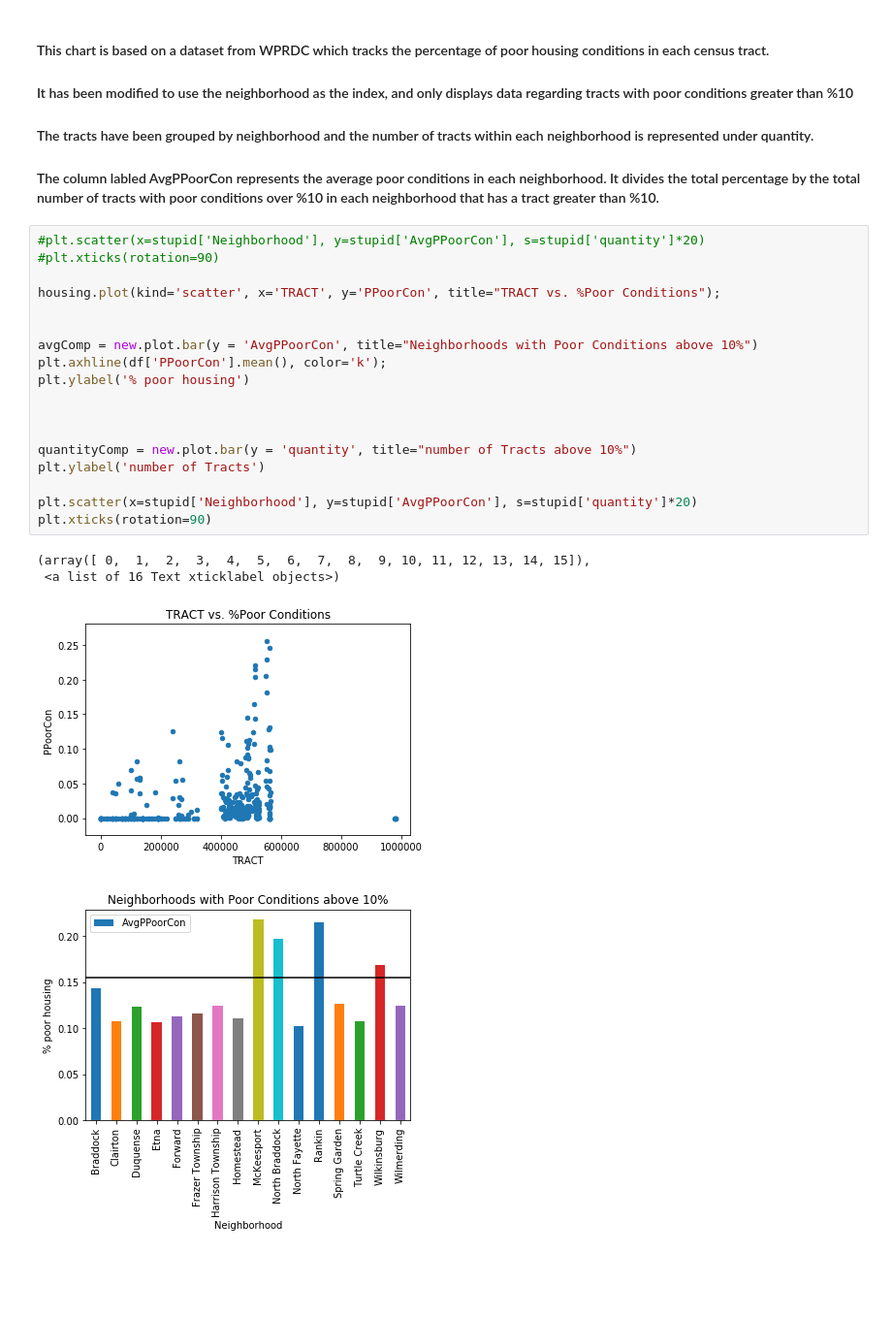
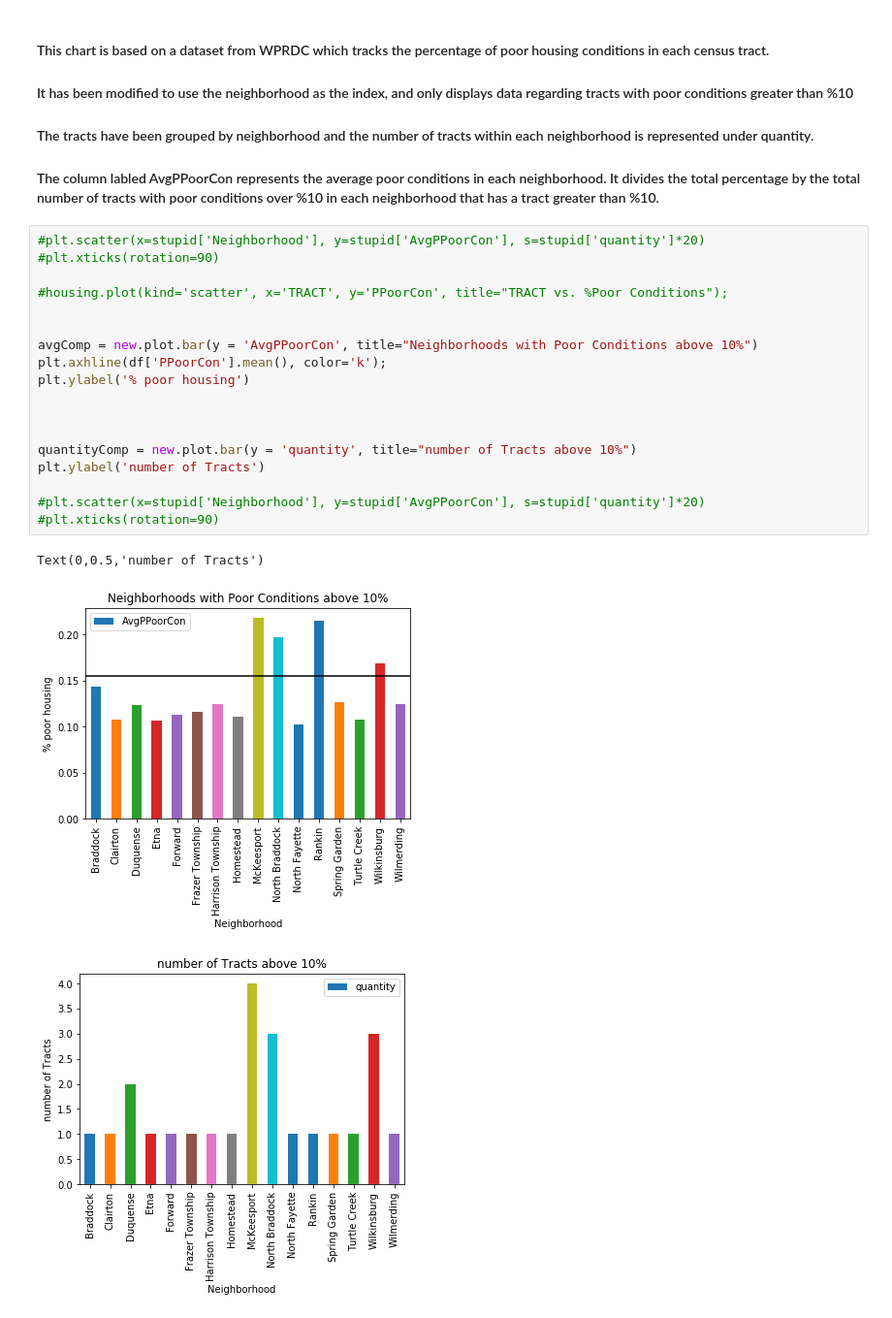
Before and after one commit to chris-hinson/big-ideas-final-project, a Jupyter notebook: finalProjectPresentation.ipynb, the cells around one changed output. Shown at 97% size. Cells and saved outputs as stored; diff of their text form; blank space fills up the shorter version.

```diff
--- a/finalProjectPresentation.ipynb
+++ b/finalProjectPresentation.ipynb
@@ -104,23 +105,22 @@ new
 # %%
 #plt.scatter(x=stupid['Neighborhood'], y=stupid['AvgPPoorCon'], s=stupid['quantity']*20)
 #plt.xticks(rotation=90)
 
-housing.plot(kind='scatter', x='TRACT', y='PPoorCon', title="TRACT vs. %Poor Conditions");
+#housing.plot(kind='scatter', x='TRACT', y='PPoorCon', title="TRACT vs. %Poor Conditions");
 
 
 avgComp = new.plot.bar(y = 'AvgPPoorCon', title="Neighborhoods with Poor Conditions above 10%")
 plt.axhline(df['PPoorCon'].mean(), color='k');
 plt.ylabel('% poor housing')
 
 
 
 quantityComp = new.plot.bar(y = 'quantity', title="number of Tracts above 10%")
 plt.ylabel('number of Tracts')
 
-plt.scatter(x=stupid['Neighborhood'], y=stupid['AvgPPoorCon'], s=stupid['quantity']*20)
-plt.xticks(rotation=90)
+#plt.scatter(x=stupid['Neighborhood'], y=stupid['AvgPPoorCon'], s=stupid['quantity']*20)
+#plt.xticks(rotation=90)
 # %% [output]
-(array([ 0,  1,  2,  3,  4,  5,  6,  7,  8,  9, 10, 11, 12, 13, 14, 15]),
- <a list of 16 Text xticklabel objects>)
+Text(0,0.5,'number of Tracts')
-[figure, old version]
+[figure, new version]
-[figure, old version]
+[figure, new version]
```
Also changed, not shown: parts of 7 cells of this notebook.
